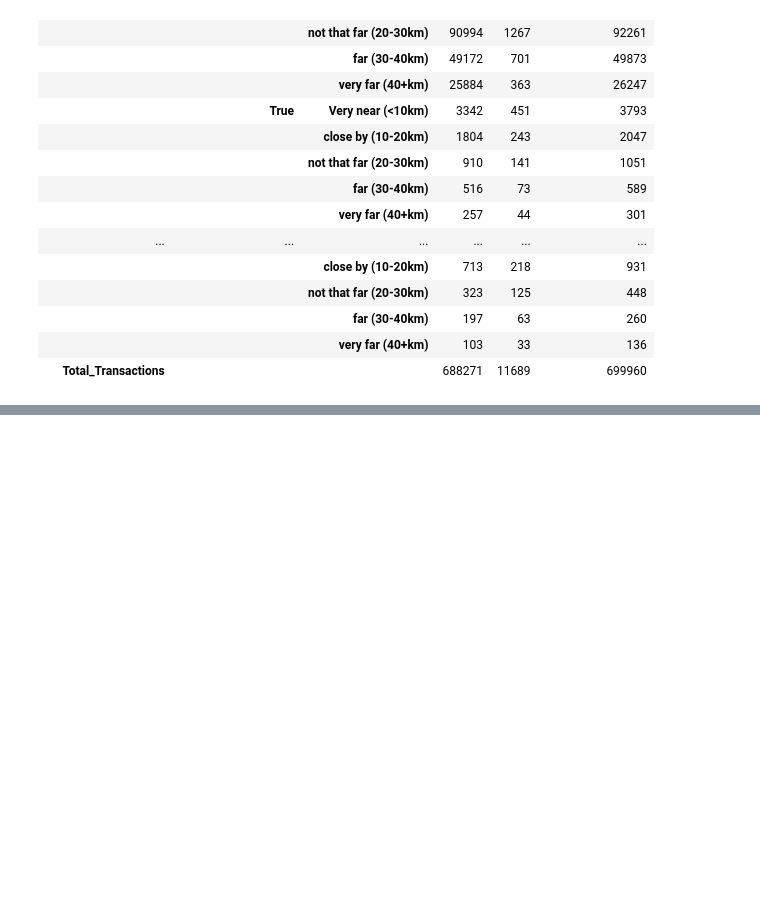
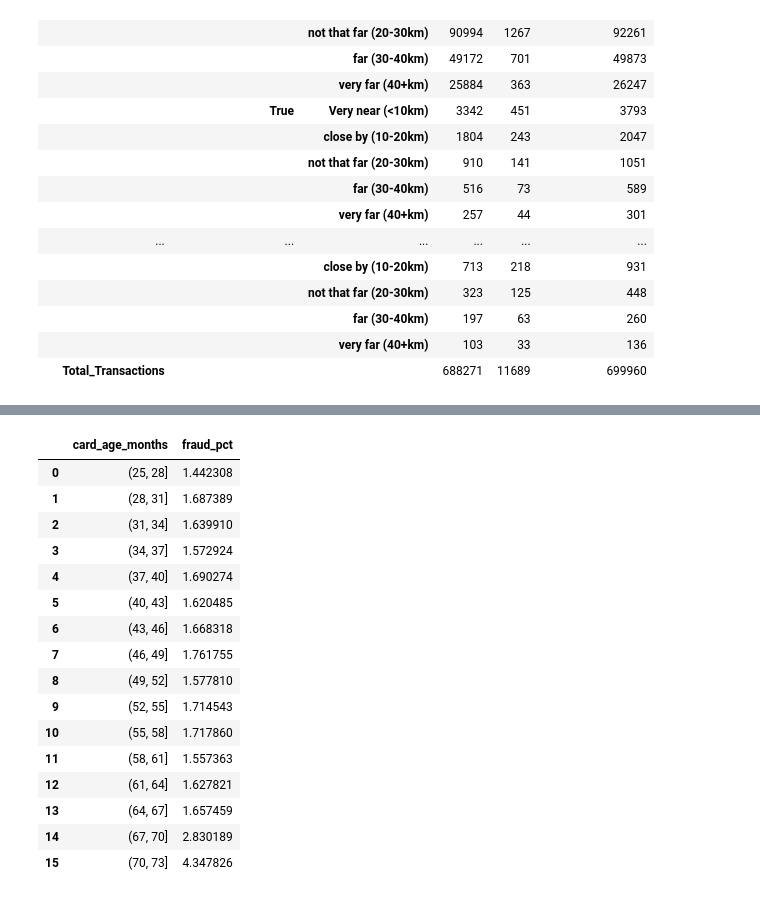
Before and after one commit to ShankTesla/Credit-Card-Fraud-Detection, a Jupyter notebook: notebooks/1.3-gs-exploratory-data-analysis.ipynb, the cells around one changed output, grey strips where cells are left out. Cells and saved outputs as stored; diff of their text form; code cells hidden in the pictures; blank space fills up the shorter version.

```diff
--- a/notebooks/1.3-gs-exploratory-data-analysis.ipynb
+++ b/notebooks/1.3-gs-exploratory-data-analysis.ipynb
@@ -214,0 +245,20 @@ display(counts_ct)
+# %%
+q4_df
+# %% [output]
+|  | card_age_months | fraud_pct |
+| 0 | (25, 28] | 1.442308 |
+| 1 | (28, 31] | 1.687389 |
+| 2 | (31, 34] | 1.639910 |
+| 3 | (34, 37] | 1.572924 |
+| 4 | (37, 40] | 1.690274 |
+| 5 | (40, 43] | 1.620485 |
+| 6 | (43, 46] | 1.668318 |
+| 7 | (46, 49] | 1.761755 |
+| 8 | (49, 52] | 1.577810 |
+| 9 | (52, 55] | 1.714543 |
+| 10 | (55, 58] | 1.717860 |
+| 11 | (58, 61] | 1.557363 |
+| 12 | (61, 64] | 1.627821 |
+| 13 | (64, 67] | 1.657459 |
+| 14 | (67, 70] | 2.830189 |
+| 15 | (70, 73] | 4.347826 |
```
Also changed, not shown: parts of 8 cells of this notebook.
